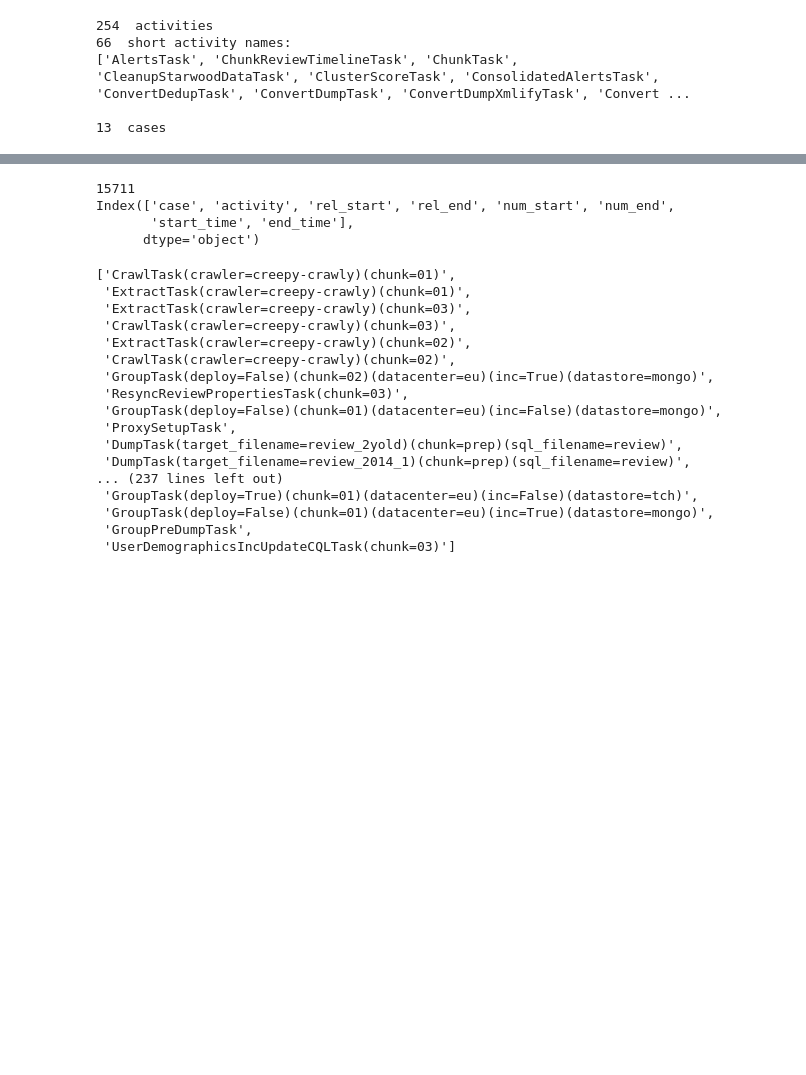
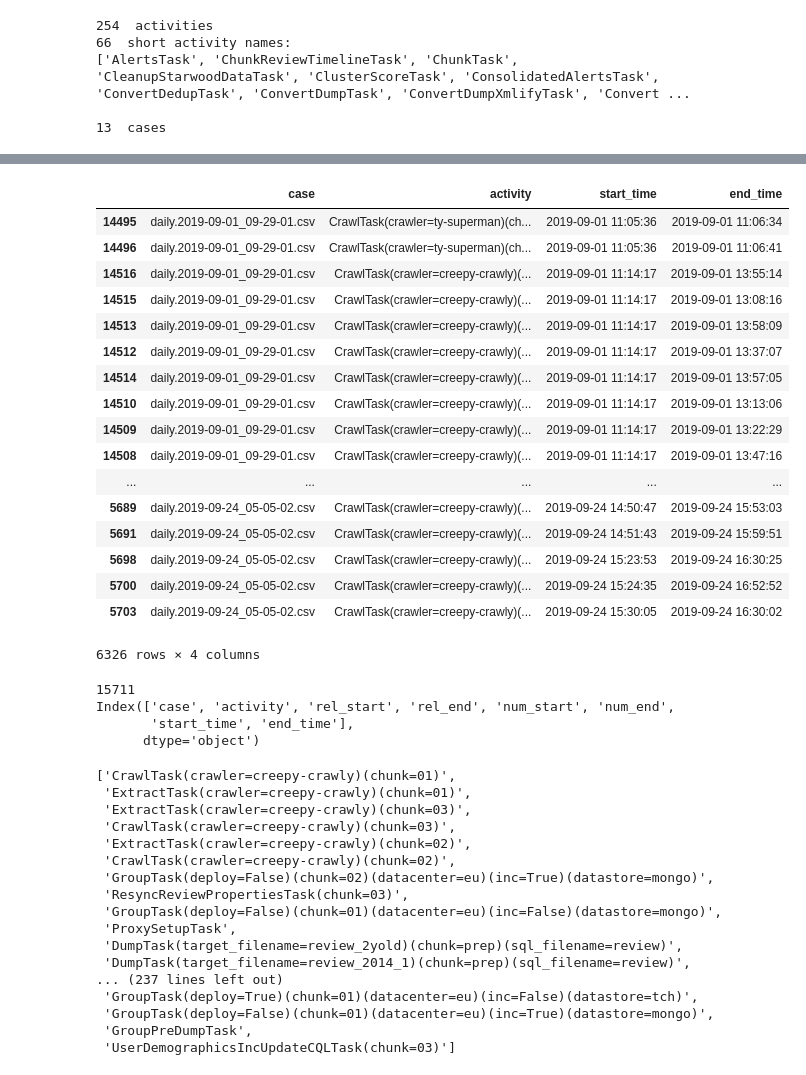
Before and after one commit to andreamalhera/perfSky, a Jupyter notebook: notebooks/pointTransformer.ipynb, the cells around one changed output, grey strips where cells are left out. Cells and saved outputs as stored; diff of their text form; code cells hidden in the pictures; blank space fills up the shorter version.

```diff
--- a/notebooks/pointTransformer.ipynb
+++ b/notebooks/pointTransformer.ipynb
@@ -594,3 +710,24 @@ Saving in  /usr/local/trustyou/home/andream/nfs/processmining/minilogs/daily/gra
+# %%
+appended[appended['activity'].str.startswith('CrawlTask')]
+# %% [output]
+|  | case | activity | start_time | end_time |
+| 14495 | daily.2019-09-01_09-29-01.csv | CrawlTask(crawler=ty-superman)(ch... | 2019-09-01 11:05:36 | 2019-09-01 11:06:34 |
+| 14496 | daily.2019-09-01_09-29-01.csv | CrawlTask(crawler=ty-superman)(ch... | 2019-09-01 11:05:36 | 2019-09-01 11:06:41 |
+| 14516 | daily.2019-09-01_09-29-01.csv | CrawlTask(crawler=creepy-crawly)(... | 2019-09-01 11:14:17 | 2019-09-01 13:55:14 |
+| 14515 | daily.2019-09-01_09-29-01.csv | CrawlTask(crawler=creepy-crawly)(... | 2019-09-01 11:14:17 | 2019-09-01 13:08:16 |
+| 14513 | daily.2019-09-01_09-29-01.csv | CrawlTask(crawler=creepy-crawly)(... | 2019-09-01 11:14:17 | 2019-09-01 13:58:09 |
+| 14512 | daily.2019-09-01_09-29-01.csv | CrawlTask(crawler=creepy-crawly)(... | 2019-09-01 11:14:17 | 2019-09-01 13:37:07 |
+| 14514 | daily.2019-09-01_09-29-01.csv | CrawlTask(crawler=creepy-crawly)(... | 2019-09-01 11:14:17 | 2019-09-01 13:57:05 |
+| 14510 | daily.2019-09-01_09-29-01.csv | CrawlTask(crawler=creepy-crawly)(... | 2019-09-01 11:14:17 | 2019-09-01 13:13:06 |
+| 14509 | daily.2019-09-01_09-29-01.csv | CrawlTask(crawler=creepy-crawly)(... | 2019-09-01 11:14:17 | 2019-09-01 13:22:29 |
+| 14508 | daily.2019-09-01_09-29-01.csv | CrawlTask(crawler=creepy-crawly)(... | 2019-09-01 11:14:17 | 2019-09-01 13:47:16 |
+| ... | ... | ... | ... | ... |
+| 5689 | daily.2019-09-24_05-05-02.csv | CrawlTask(crawler=creepy-crawly)(... | 2019-09-24 14:50:47 | 2019-09-24 15:53:03 |
+| 5691 | daily.2019-09-24_05-05-02.csv | CrawlTask(crawler=creepy-crawly)(... | 2019-09-24 14:51:43 | 2019-09-24 15:59:51 |
+| 5698 | daily.2019-09-24_05-05-02.csv | CrawlTask(crawler=creepy-crawly)(... | 2019-09-24 15:23:53 | 2019-09-24 16:30:25 |
+| 5700 | daily.2019-09-24_05-05-02.csv | CrawlTask(crawler=creepy-crawly)(... | 2019-09-24 15:24:35 | 2019-09-24 16:52:52 |
+| 5703 | daily.2019-09-24_05-05-02.csv | CrawlTask(crawler=creepy-crawly)(... | 2019-09-24 15:30:05 | 2019-09-24 16:30:02 |
+6326 rows × 4 columns
 # %%
 average_trace_activities = get_data_selection_avgtrace(get_relative_timestamps(appended)).sort_values(by=['num_start'])['activity'].tolist()
 # %%
```
Also changed, not shown: parts of 9 cells of this notebook.
